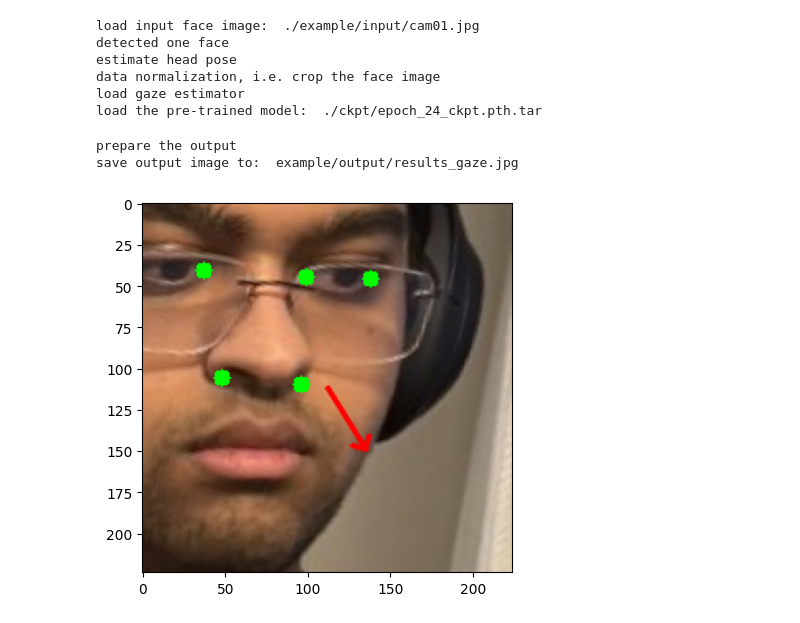
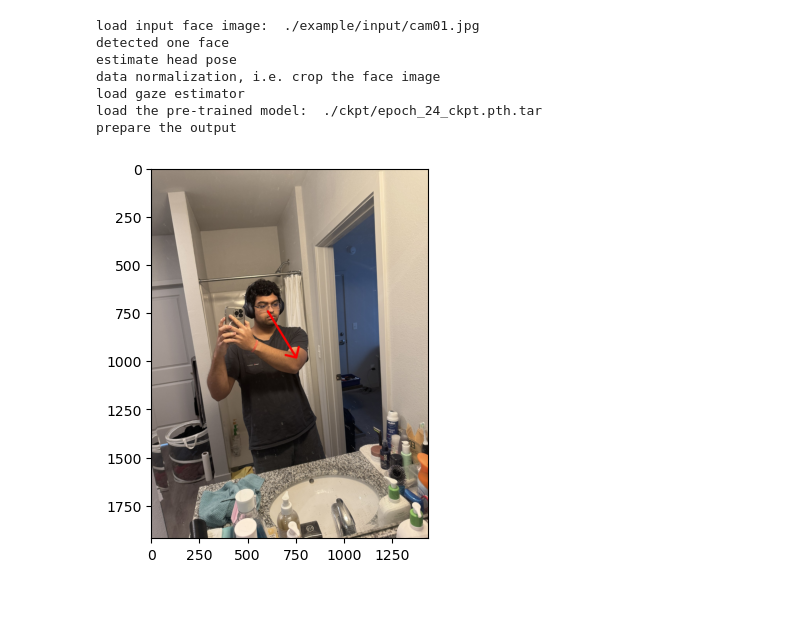
Before and after one commit to jivom/final-proj, a Jupyter notebook: gaze_estimation.ipynb, the cells around one changed output. Saved outputs shown, nothing was run; the diff lists cells and outputs as text; code cells hidden in the pictures.

Commit message:
Getting arrow start and end

```diff
--- a/gaze_estimation.ipynb
+++ b/gaze_estimation.ipynb
@@ -27,12 +27,13 @@ def estimateHeadPose(landmarks, face_model, camera, distortion, iterate=True):
 
     return rvec, tvec
 
-def draw_gaze(image_in, pitchyaw, thickness=2, color=(0, 0, 255)):
+def draw_gaze(image_in, face_center, pitchyaw, thickness=2, color=(0, 0, 255)):
     """Draw gaze angle on given image with a given eye positions."""
     image_out = image_in
     (h, w) = image_in.shape[:2]
     length = np.min([h, w]) / 2.0
-    pos = (int(w / 2.0), int(h / 2.0))
+    pos = face_center
+    # pos = h // 2, w // 2
     if len(image_out.shape) == 2 or image_out.shape[2] == 1:
         image_out = cv2.cvtColor(image_out, cv2.COLOR_GRAY2BGR)
     dx = -length * np.sin(pitchyaw[1]) * np.cos(pitchyaw[0])
@@ -41,7 +42,10 @@ def draw_gaze(image_in, pitchyaw, thickness=2, color=(0, 0, 255)):
                    tuple(np.round([pos[0] + dx, pos[1] + dy]).astype(int)), color,
                    thickness, cv2.LINE_AA, tipLength=0.2)
 
-    return image_out
+    arrow_start = pos
+    arrow_end = pos[0] + dx, pos[1] + dy
+
+    return image_out, arrow_start, arrow_end
 
 def normalizeData_face(img, face_model, landmarks, hr, ht, cam):
     ## normalized camera parameters
@@ -152,39 +156,59 @@ if __name__ == '__main__':
     pre_trained_model_path = './ckpt/epoch_24_ckpt.pth.tar'
     if not os.path.isfile(pre_trained_model_path):
         print('the pre-trained gaze estimation model does not exist.')
         exit(0)
     else:
         print('load the pre-trained model: ', pre_trained_model_path)
     ckpt = torch.load(pre_trained_model_path, map_location=torch.device('cpu'))
     model.load_state_dict(ckpt['model_state'], strict=True)  # load the pre-trained model
     model.eval()  # change it to the evaluation mode
     input_var = img_normalized[:, :, [2, 1, 0]]  # from BGR to RGB
     input_var = trans(input_var)
     input_var = torch.autograd.Variable(input_var.float())
     input_var = input_var.view(1, input_var.size(0), input_var.size(1), input_var.size(2))  # the input must be 4-dimension
     pred_gaze = model(input_var)  # get the output gaze direction, this is 2D output as pitch and raw rotation
     pred_gaze = pred_gaze[0] # here we assume there is only one face inside the image, then the first one is the prediction
     pred_gaze_np = pred_gaze.cpu().data.numpy()  # convert the pytorch tensor to numpy array
 
     print('prepare the output')
     # draw the facial landmarks
     landmarks_normalized = landmarks_normalized.astype(int) # landmarks after data normalization
     for (x, y) in landmarks_normalized:
         cv2.circle(img_normalized, (x, y), 5, (0, 255, 0), -1)
-    face_patch_gaze = draw_gaze(img_normalized, pred_gaze_np)  # draw gaze direction on the normalized face image
-    output_path = 'example/output/results_gaze.jpg'
-    print('save output image to: ', output_path)
-    face_patch_gaze = cv2.cvtColor(face_patch_gaze, cv2.COLOR_BGR2RGB)
-    plt.imshow(face_patch_gaze)
+
+
+
+
+    detected_face = detected_faces[0]
+    face_start_row = detected_face.top()
+    face_start_col = detected_face.left()
+    face_end_row = detected_face.bottom()
+    face_end_col = detected_face.right()
+
+
+    face_center = (face_end_col + face_start_col) // 2, (face_end_row + face_start_row) // 2
+
+
+
+    gaze_image, arrow_start, arrow_end = draw_gaze(image, face_center, pred_gaze_np, thickness=10)
+    gaze_image = cv2.cvtColor(gaze_image, cv2.COLOR_BGR2RGB)
+    plt.imshow(gaze_image)
     plt.show()
-    print()
+
+
+    # face_patch_gaze = draw_gaze(img_normalized, pred_gaze_np)  # draw gaze direction on the normalized face image
+    # output_path = 'example/output/results_gaze.jpg'
+    # print('save output image to: ', output_path)
+    # face_patch_gaze = cv2.cvtColor(face_patch_gaze, cv2.COLOR_BGR2RGB)
+    # plt.imshow(face_patch_gaze)
+    # plt.show()
+    # print()
 # %% [output]
 load input face image:  ./example/input/cam01.jpg
 detected one face
 estimate head pose
 data normalization, i.e. crop the face image
 load gaze estimator
 load the pre-trained model:  ./ckpt/epoch_24_ckpt.pth.tar
+prepare the output
-prepare the output
-save output image to:  example/output/results_gaze.jpg
-[figure, old version]
+[figure, new version]
```
